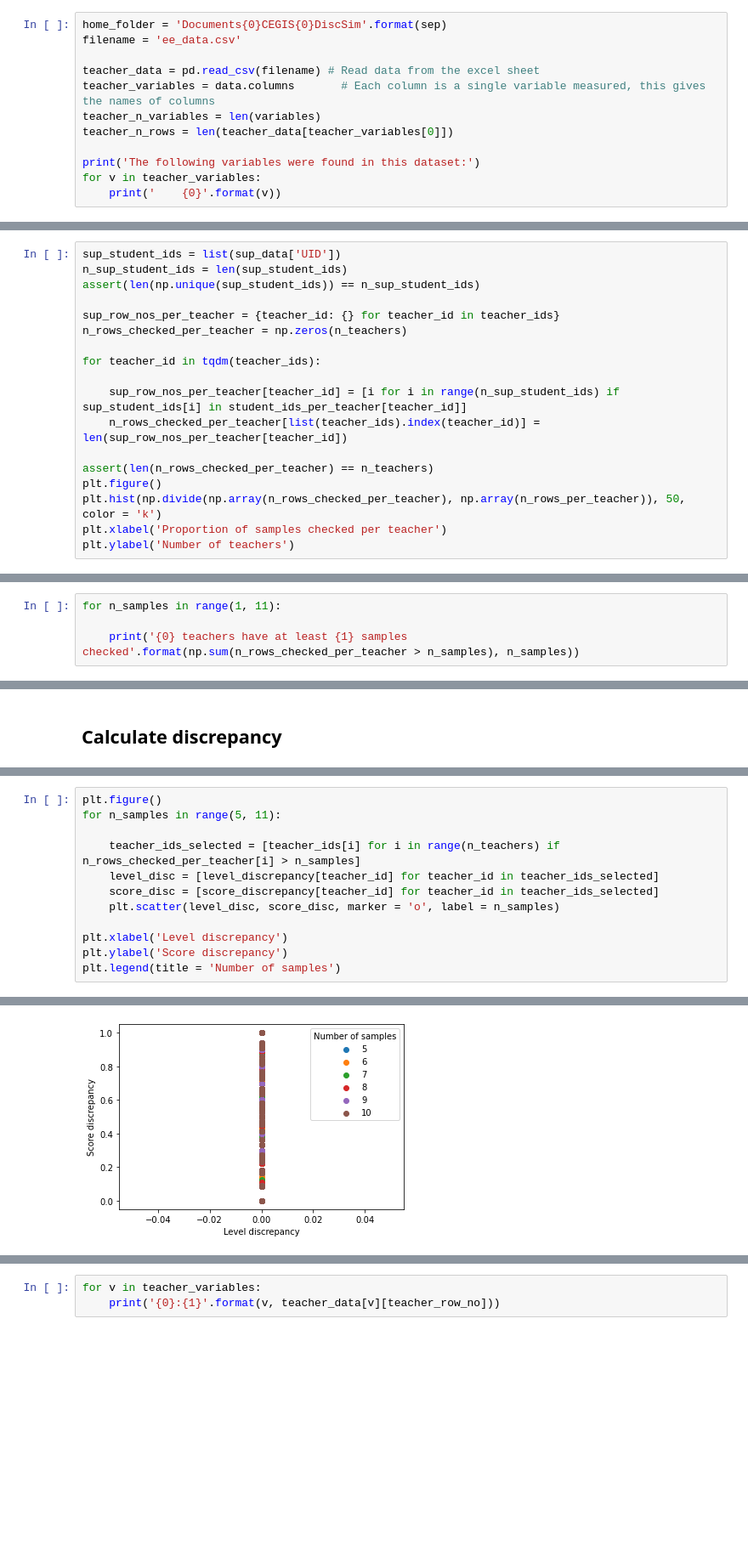
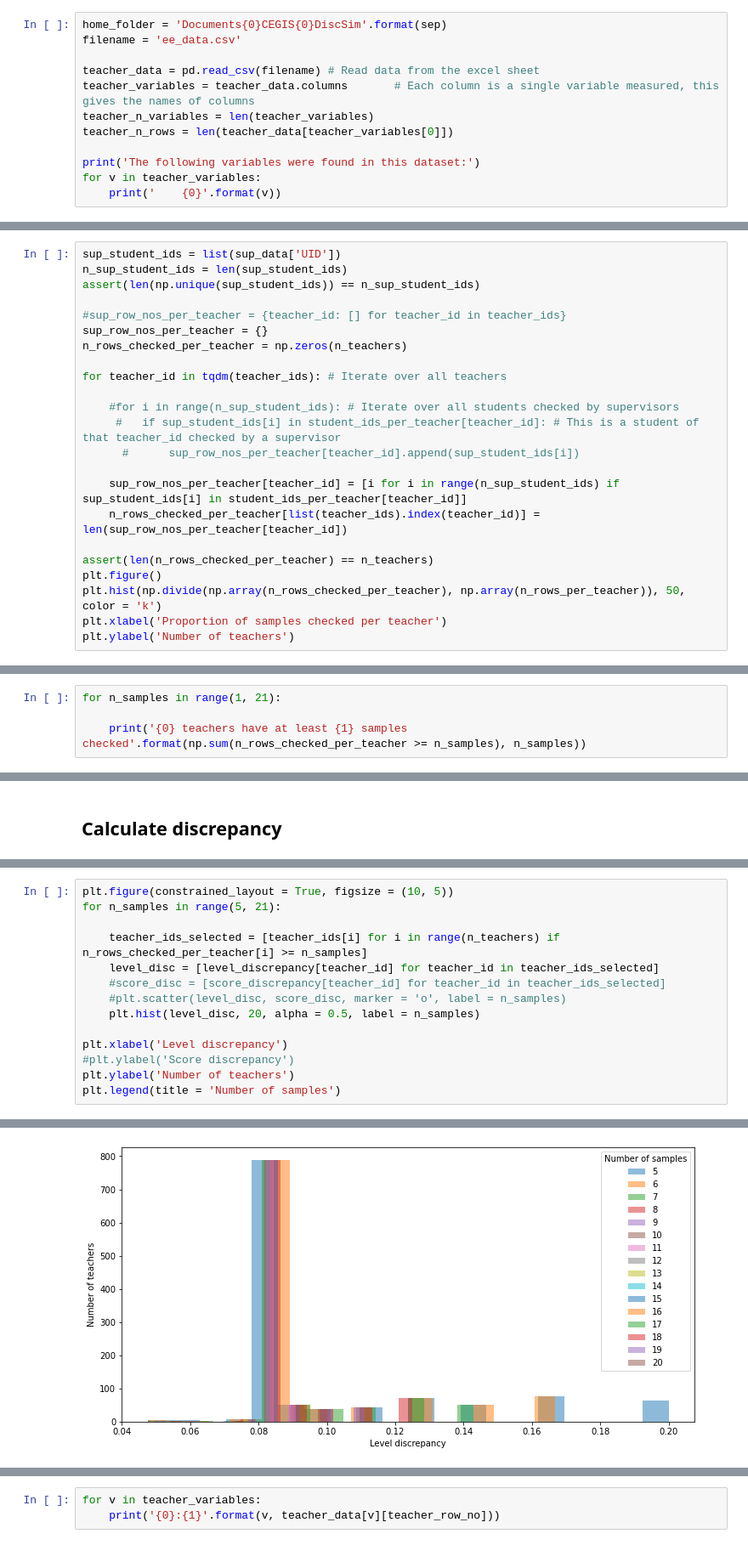
Before and after one commit to amrita112/DiscSim-old, a Jupyter notebook: sampling_strategy.ipynb, the cells around one changed output, grey strips where cells are left out. Shown at 85% size. Saved outputs shown, nothing was run; the diff lists cells and outputs as text; blank space fills up the shorter version.

```diff
--- a/sampling_strategy.ipynb
+++ b/sampling_strategy.ipynb
@@ -22,8 +22,8 @@ home_folder = 'Documents{0}CEGIS{0}DiscSim'.format(sep)
 filename = 'ee_data.csv'
 
 teacher_data = pd.read_csv(filename) # Read data from the excel sheet
-teacher_variables = data.columns       # Each column is a single variable measured, this gives the names of columns
-teacher_n_variables = len(variables)
+teacher_variables = teacher_data.columns       # Each column is a single variable measured, this gives the names of columns
+teacher_n_variables = len(teacher_variables)
 teacher_n_rows = len(teacher_data[teacher_variables[0]])
 
 print('The following variables were found in this dataset:')
@@ -122,10 +123,15 @@ sup_student_ids = list(sup_data['UID'])
 n_sup_student_ids = len(sup_student_ids)
 assert(len(np.unique(sup_student_ids)) == n_sup_student_ids)
 
-sup_row_nos_per_teacher = {teacher_id: {} for teacher_id in teacher_ids}
+#sup_row_nos_per_teacher = {teacher_id: [] for teacher_id in teacher_ids}
+sup_row_nos_per_teacher = {}
 n_rows_checked_per_teacher = np.zeros(n_teachers)
 
-for teacher_id in tqdm(teacher_ids):
+for teacher_id in tqdm(teacher_ids): # Iterate over all teachers
+
+    #for i in range(n_sup_student_ids): # Iterate over all students checked by supervisors
+     #   if sup_student_ids[i] in student_ids_per_teacher[teacher_id]: # This is a student of that teacher_id checked by a supervisor
+      #      sup_row_nos_per_teacher[teacher_id].append(sup_student_ids[i])
 
     sup_row_nos_per_teacher[teacher_id] = [i for i in range(n_sup_student_ids) if sup_student_ids[i] in student_ids_per_teacher[teacher_id]]
     n_rows_checked_per_teacher[list(teacher_ids).index(teacher_id)] = len(sup_row_nos_per_teacher[teacher_id])
@@ -139,7 +145,7 @@ plt.ylabel('Number of teachers')
 Text(0, 0.5, 'Number of teachers')
 [figure]
 # %%
-for n_samples in range(1, 11):
+for n_samples in range(1, 21):
 
-    print('{0} teachers have at least {1} samples checked'.format(np.sum(n_rows_checked_per_teacher > n_samples), n_samples))
+    print('{0} teachers have at least {1} samples checked'.format(np.sum(n_rows_checked_per_teacher >= n_samples), n_samples))
 # %% [output]
@@ -229,15 +277,17 @@ for teacher_id in tqdm(teacher_ids):
 # %%
-plt.figure()
-for n_samples in range(5, 11):
+plt.figure(constrained_layout = True, figsize = (10, 5))
+for n_samples in range(5, 21):
 
-    teacher_ids_selected = [teacher_ids[i] for i in range(n_teachers) if n_rows_checked_per_teacher[i] > n_samples]
+    teacher_ids_selected = [teacher_ids[i] for i in range(n_teachers) if n_rows_checked_per_teacher[i] >= n_samples]
     level_disc = [level_discrepancy[teacher_id] for teacher_id in teacher_ids_selected]
-    score_disc = [score_discrepancy[teacher_id] for teacher_id in teacher_ids_selected]
-    plt.scatter(level_disc, score_disc, marker = 'o', label = n_samples)
+    #score_disc = [score_discrepancy[teacher_id] for teacher_id in teacher_ids_selected]
+    #plt.scatter(level_disc, score_disc, marker = 'o', label = n_samples)
+    plt.hist(level_disc, 20, alpha = 0.5, label = n_samples)
 
 plt.xlabel('Level discrepancy')
-plt.ylabel('Score discrepancy')
+#plt.ylabel('Score discrepancy')
+plt.ylabel('Number of teachers')
 plt.legend(title = 'Number of samples')
 # %% [output]
 <matplotlib.legend.Legend at 0x...>
-[figure, old version]
+[figure, new version]
```
Also changed, not shown: parts of 14 cells of this notebook, 1 other file.
